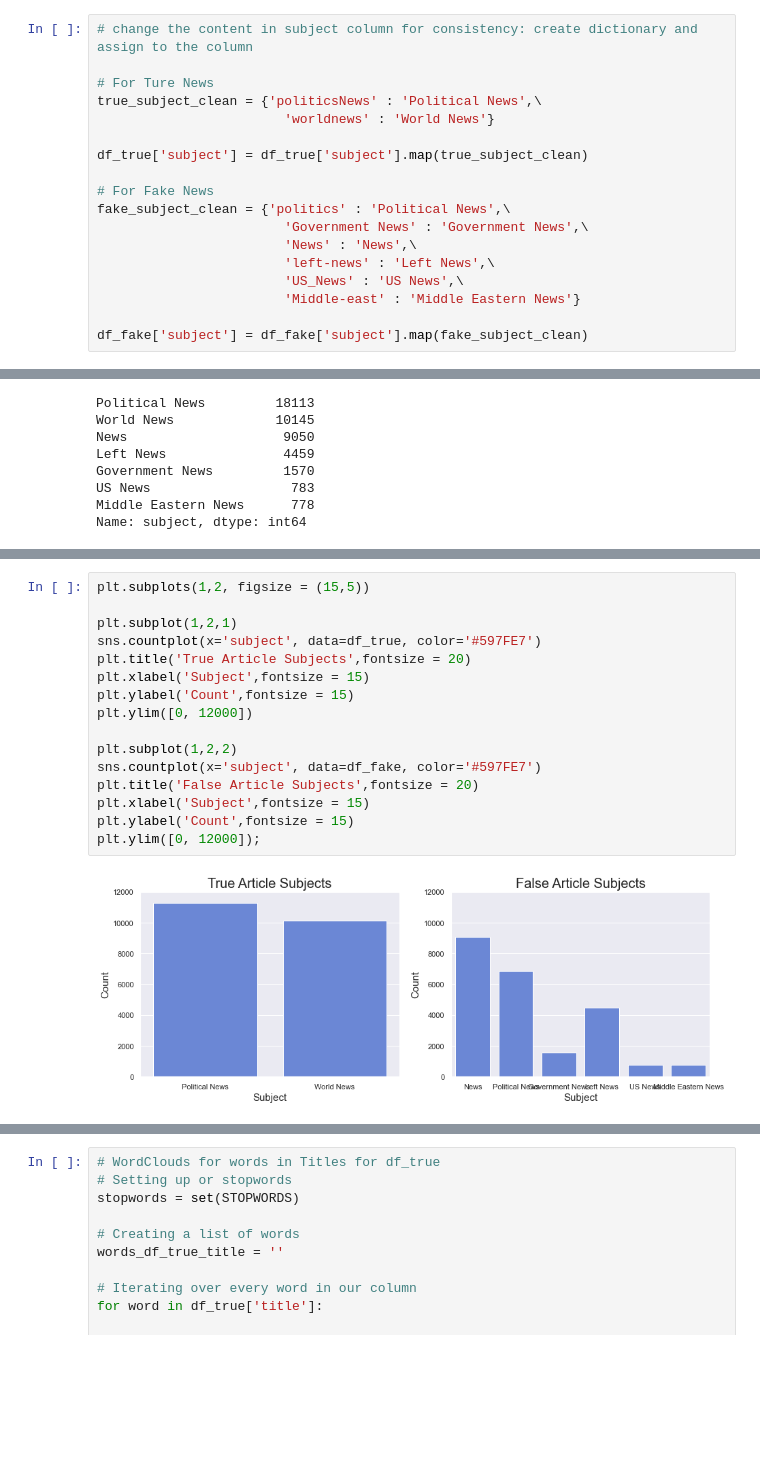
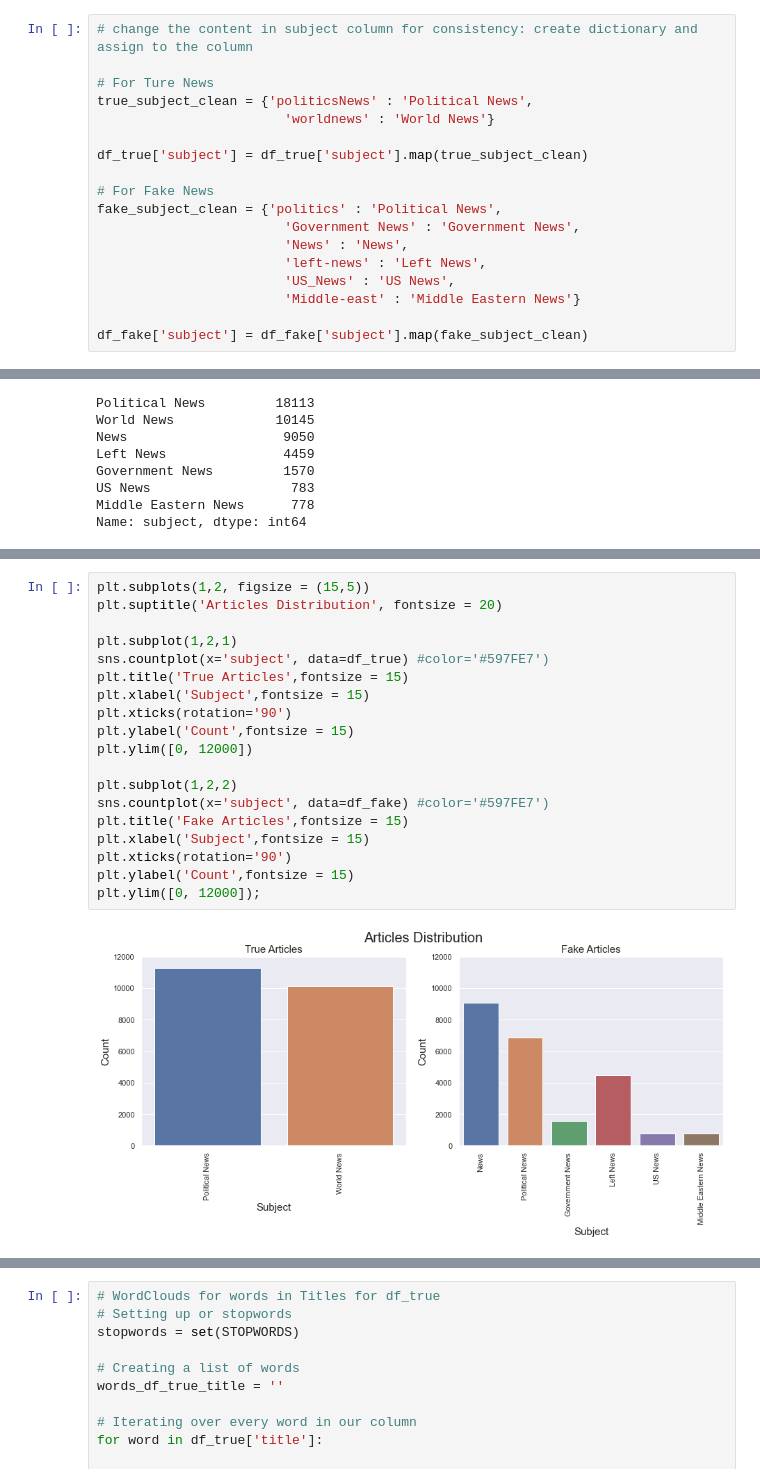
Before and after one commit to conibear/brainstation_machine_learning, a Jupyter notebook: notebook/BrainStation Machine Learning Project.ipynb, the cells around one changed output, grey strips where cells are left out. Cells and saved outputs as stored; diff of their text form; blank space fills up the shorter version.

```diff
--- a/notebook/BrainStation Machine Learning Project.ipynb
+++ b/notebook/BrainStation Machine Learning Project.ipynb
@@ -151,17 +184,17 @@ array(['News', 'politics', 'Government News', 'left-news', 'US_News',
 # change the content in subject column for consistency: create dictionary and assign to the column
 
 # For Ture News
-true_subject_clean = {'politicsNews' : 'Political News',\
+true_subject_clean = {'politicsNews' : 'Political News',
                         'worldnews' : 'World News'}
 
 df_true['subject'] = df_true['subject'].map(true_subject_clean)
 
 # For Fake News
-fake_subject_clean = {'politics' : 'Political News',\
-                        'Government News' : 'Government News',\
-                        'News' : 'News',\
-                        'left-news' : 'Left News',\
-                        'US_News' : 'US News',\
+fake_subject_clean = {'politics' : 'Political News',
+                        'Government News' : 'Government News',
+                        'News' : 'News',
+                        'left-news' : 'Left News',
+                        'US_News' : 'US News',
                         'Middle-east' : 'Middle Eastern News'}
 
 df_fake['subject'] = df_fake['subject'].map(fake_subject_clean)
@@ -223,18 +316,21 @@ Name: subject, dtype: int64
 # %%
 plt.subplots(1,2, figsize = (15,5))
+plt.suptitle('Articles Distribution', fontsize = 20)
 
 plt.subplot(1,2,1)
-sns.countplot(x='subject', data=df_true, color='#597FE7')
-plt.title('True Article Subjects',fontsize = 20)
+sns.countplot(x='subject', data=df_true) #color='#597FE7')
+plt.title('True Articles',fontsize = 15)
 plt.xlabel('Subject',fontsize = 15)
+plt.xticks(rotation='90')
 plt.ylabel('Count',fontsize = 15)
 plt.ylim([0, 12000])
 
 plt.subplot(1,2,2)
-sns.countplot(x='subject', data=df_fake, color='#597FE7')
-plt.title('False Article Subjects',fontsize = 20)
+sns.countplot(x='subject', data=df_fake) #color='#597FE7')
+plt.title('Fake Articles',fontsize = 15)
 plt.xlabel('Subject',fontsize = 15)
+plt.xticks(rotation='90')
 plt.ylabel('Count',fontsize = 15)
 plt.ylim([0, 12000]);
 # %% [output]
-[figure, old version]
+[figure, new version]
```
Also changed, not shown: parts of 38 cells of this notebook.
